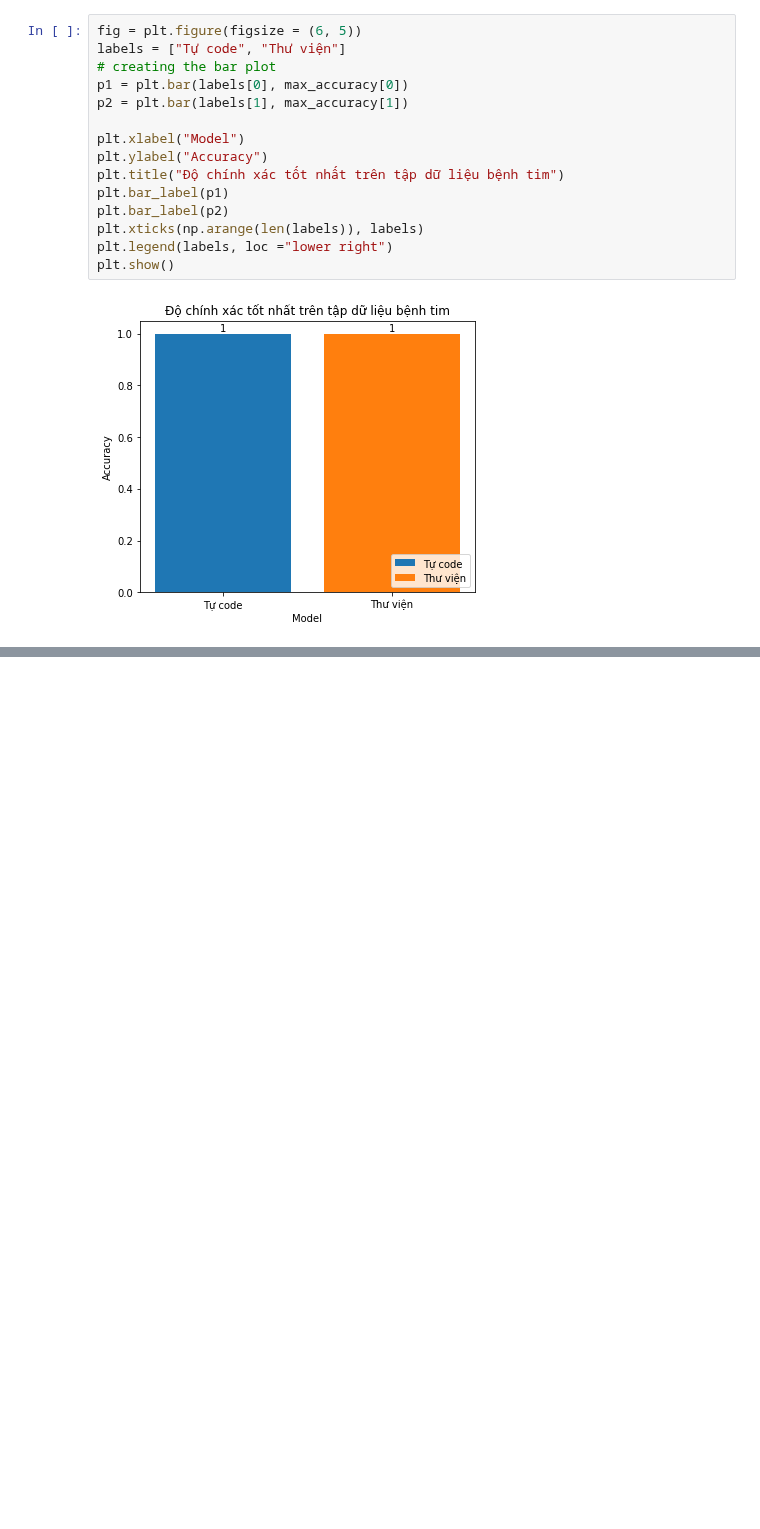
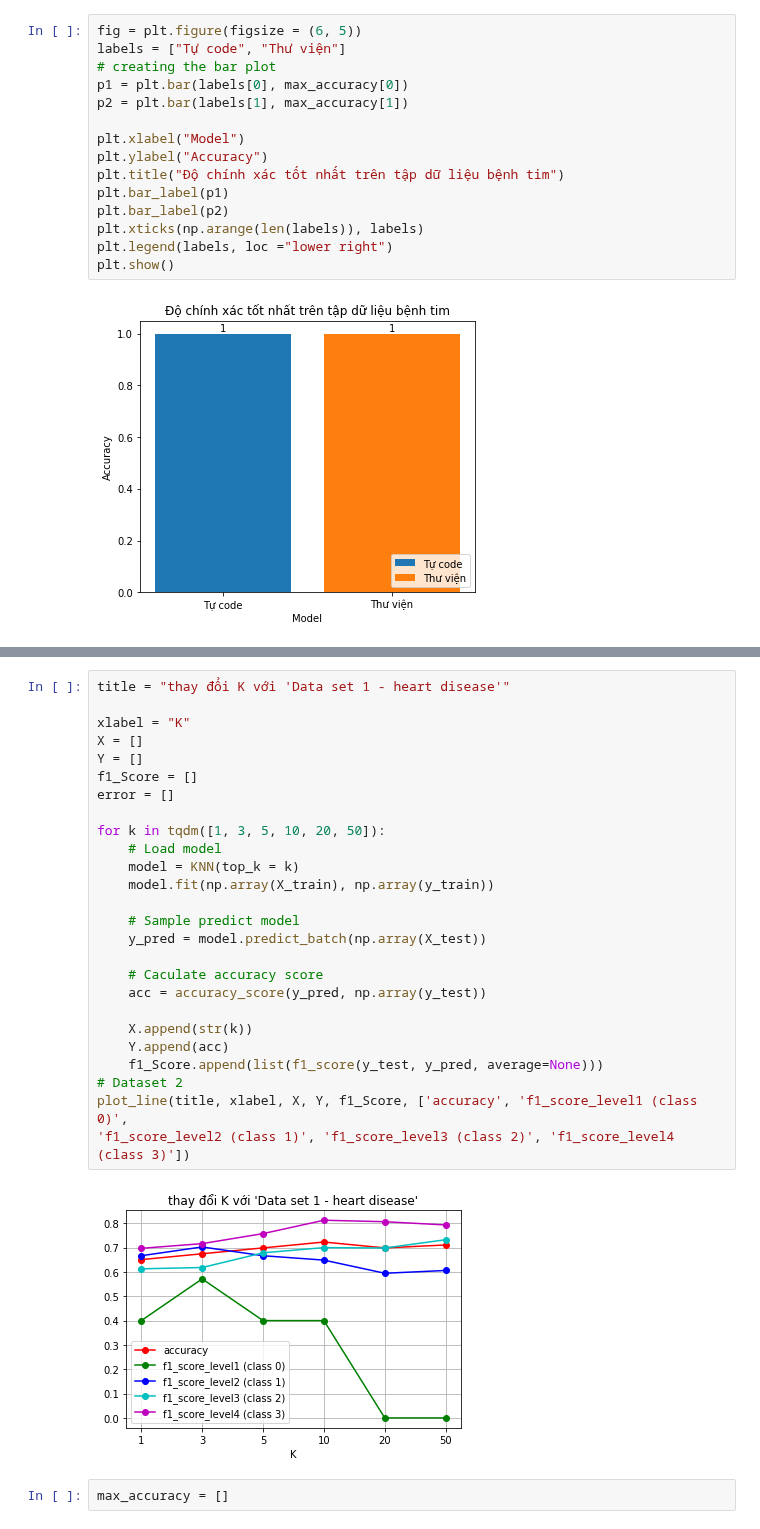
Before and after one commit to ddotu2612/BTL_MachineLearning, a Jupyter notebook: KNN_TuCode.ipynb, the cells around one changed output, grey strips where cells are left out. Saved outputs shown, nothing was run; the diff lists cells and outputs as text; blank space fills up the shorter version.

```diff
--- a/KNN_TuCode.ipynb
+++ b/KNN_TuCode.ipynb
@@ -261,0 +263,30 @@ plt.show()
+# %%
+title = "thay đổi K với 'Data set 1 - heart disease'"
+
+xlabel = "K"
+X = []
+Y = []
+f1_Score = []
+error = []
+
+for k in tqdm([1, 3, 5, 10, 20, 50]):
+    # Load model
+    model = KNN(top_k = k)
+    model.fit(np.array(X_train), np.array(y_train))
+
+    # Sample predict model
+    y_pred = model.predict_batch(np.array(X_test))
+
+    # Caculate accuracy score
+    acc = accuracy_score(y_pred, np.array(y_test))
+
+    X.append(str(k))
+    Y.append(acc)
+    f1_Score.append(list(f1_score(y_test, y_pred, average=None)))
+# Dataset 2
+plot_line(title, xlabel, X, Y, f1_Score, ['accuracy', 'f1_score_level1 (class 0)',
+'f1_score_level2 (class 1)', 'f1_score_level3 (class 2)', 'f1_score_level4 (class 3)'])
+# %% [output]
+[figure, added]
+# %%
+max_accuracy = []
```
Also changed, not shown: parts of 13 cells of this notebook, 2 other files.
